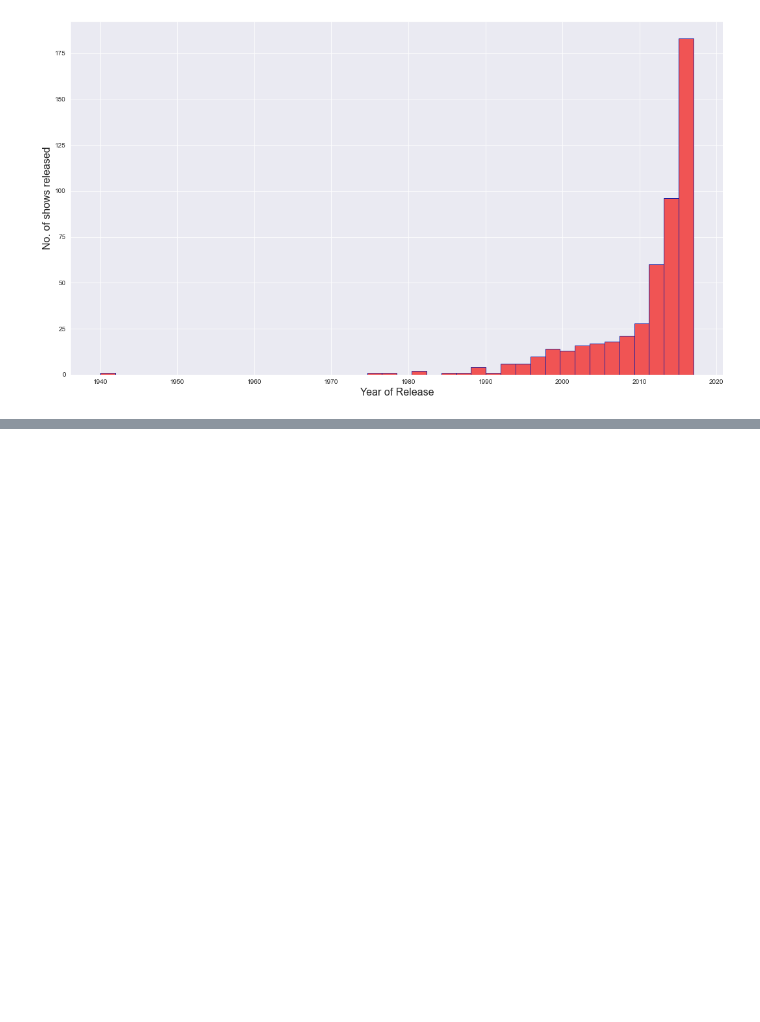
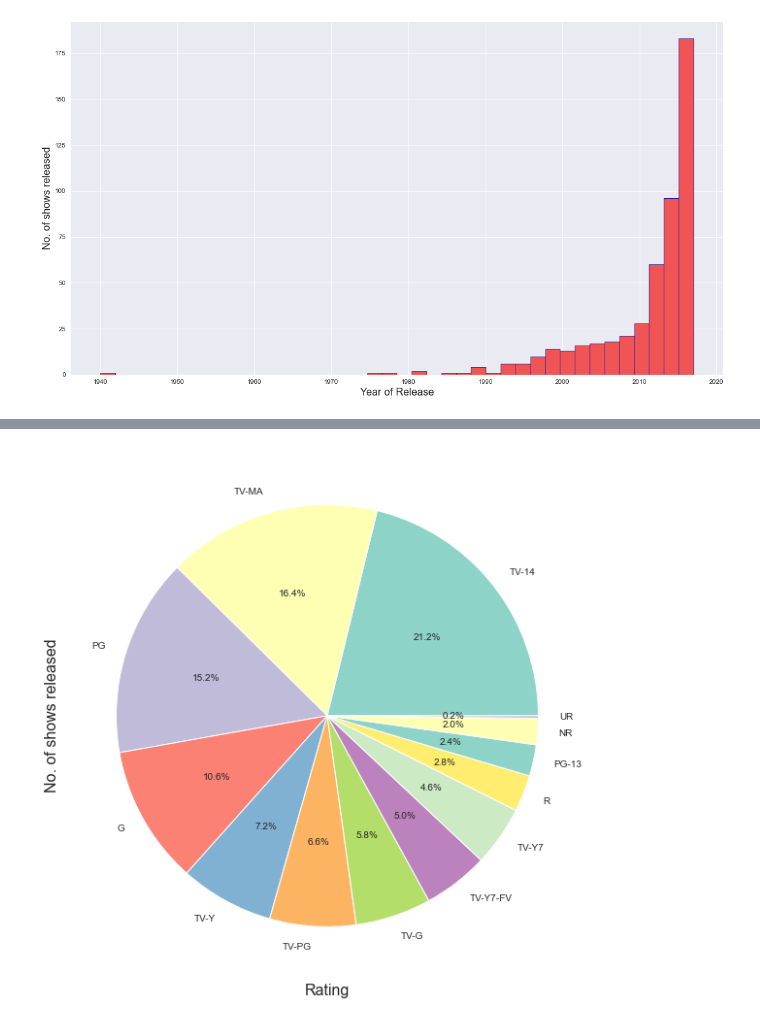
Before and after one commit to vinnovateit/VIIT_Team_MNIST, a Jupyter notebook: arhit/main_eda.ipynb, the cells around one changed output, grey strips where cells are left out. Cells and saved outputs as stored; diff of their text form; code cells hidden in the pictures; blank space fills up the shorter version.

```diff
--- a/arhit/main_eda.ipynb
+++ b/arhit/main_eda.ipynb
@@ -148,0 +184,8 @@ plt.show()
+# %%
+plt.figure(figsize=(18, 10))
+freq.plot.pie(autopct="%.1f%%")
+plt.xlabel('Rating', fontsize=16)
+plt.ylabel('No. of shows released', fontsize=16)
+plt.style.use('dark_background')
+# %% [output]
+[figure, added]
```
Also changed, not shown: parts of 5 cells of this notebook.
